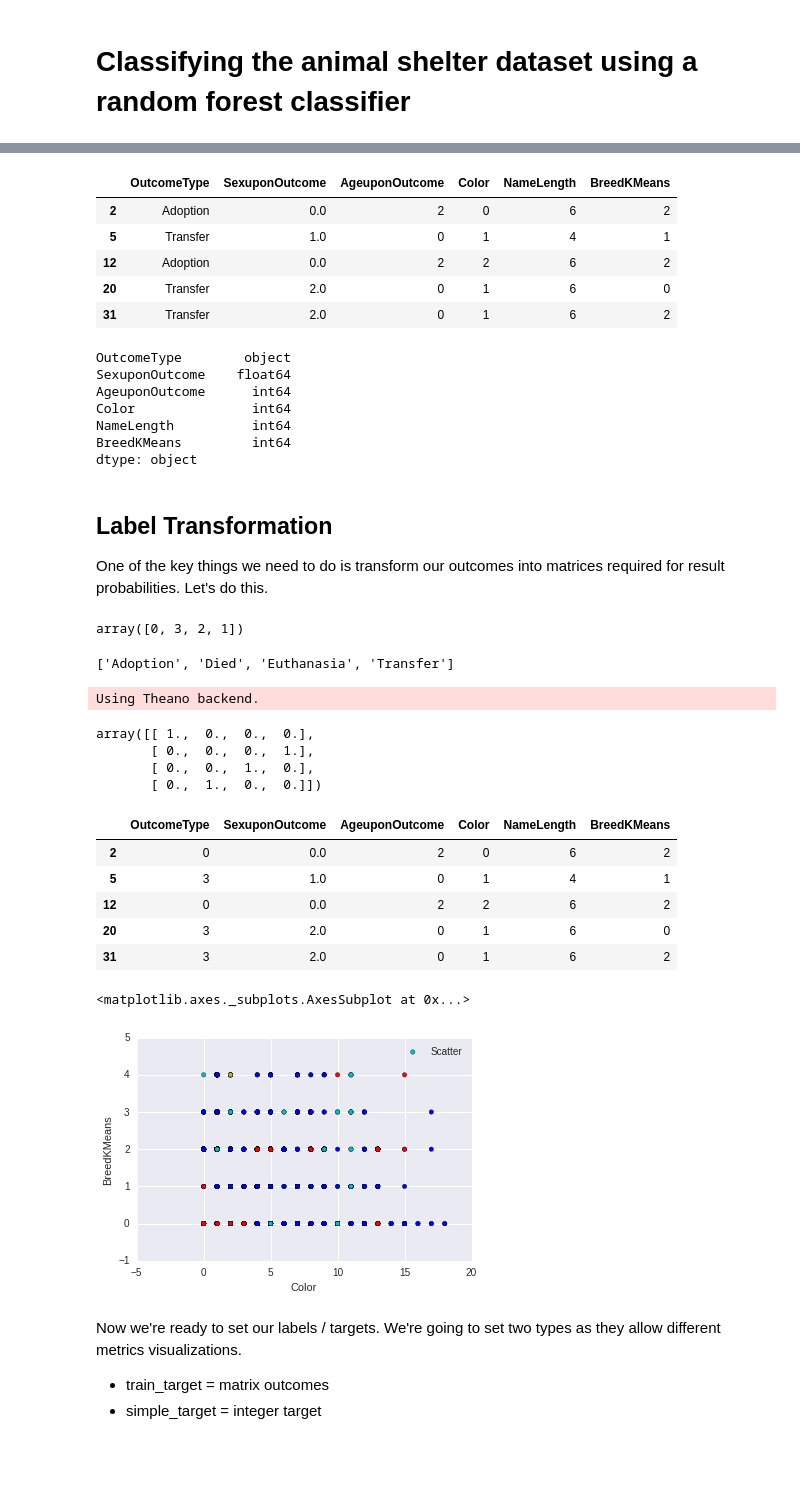
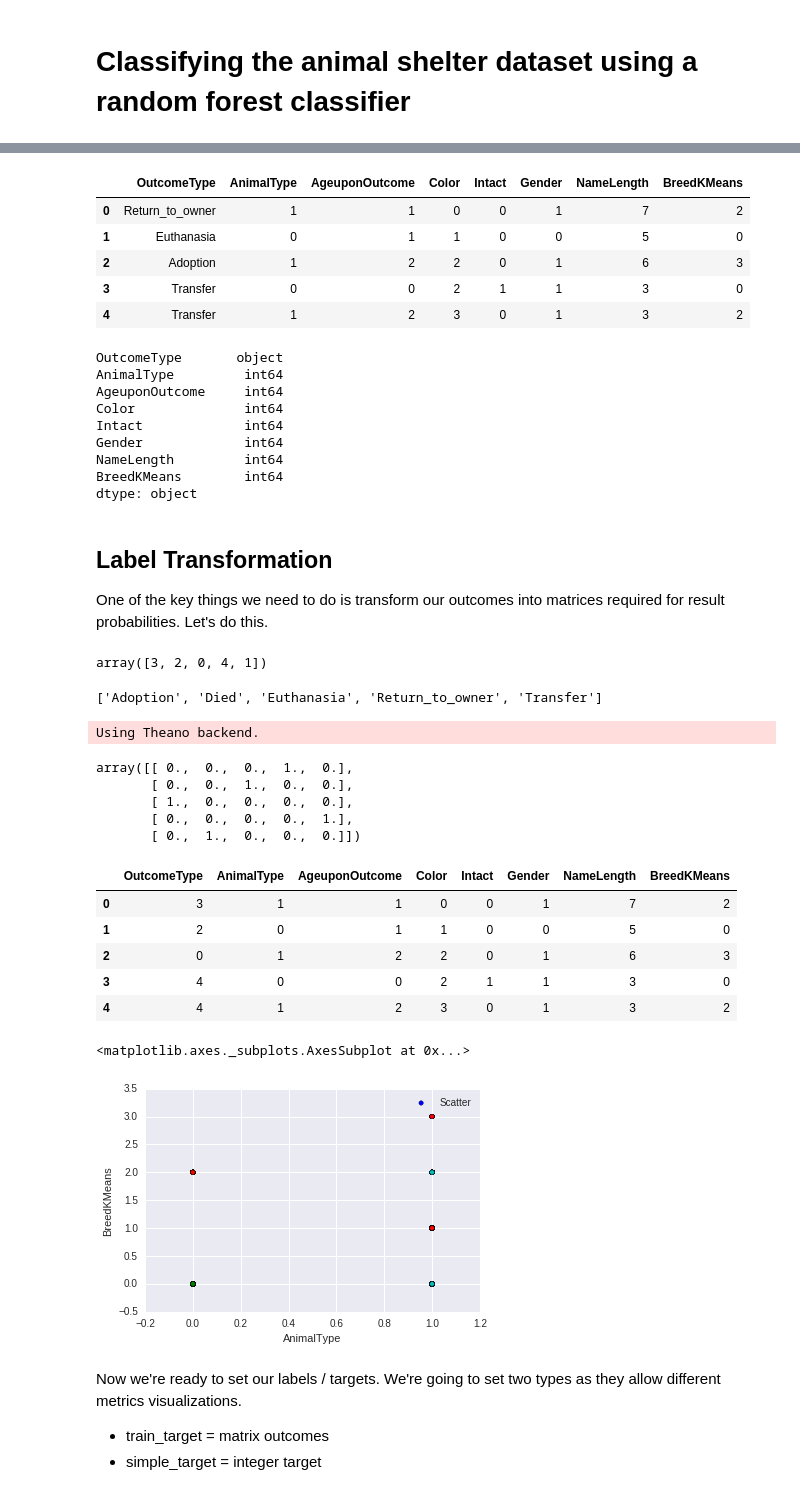
Before and after one commit to ToferC/python-machine-learning, a Jupyter notebook: ML101-2 Random Forest Classifier.ipynb, the cells around one changed output, grey strips where cells are left out. Drawn from its saved outputs; the diff is of its cells as text; code cells hidden in the pictures; blank space fills up the shorter version.

```diff
--- a/ML101-2 Random Forest Classifier.ipynb
+++ b/ML101-2 Random Forest Classifier.ipynb
@@ -38,7 +38,7 @@ data_dir = linux_data_dir
 # %%
 # Load our prepared dataset and reference data
 
-X = pd.read_csv(os.path.join(data_dir, "prepared_dogs_df.csv"),index_col=0)
+X = pd.read_csv(os.path.join(data_dir, "prepared_animals_df.csv"),index_col=0)
 # %%
 # Check our data
 
@@ -52,21 +52,23 @@ Index(['OutcomeType', 'SexuponOutcome', 'AgeuponOutcome', 'Color',
 
 X.head()
 # %% [output]
-|  | OutcomeType | SexuponOutcome | AgeuponOutcome | Color | NameLength | BreedKMeans |
-| 2 | Adoption | 0.0 | 2 | 0 | 6 | 2 |
-| 5 | Transfer | 1.0 | 0 | 1 | 4 | 1 |
-| 12 | Adoption | 0.0 | 2 | 2 | 6 | 2 |
-| 20 | Transfer | 2.0 | 0 | 1 | 6 | 0 |
-| 31 | Transfer | 2.0 | 0 | 1 | 6 | 2 |
+|  | OutcomeType | AnimalType | AgeuponOutcome | Color | Intact | Gender | NameLength | BreedKMeans |
+| 0 | Return_to_owner | 1 | 1 | 0 | 0 | 1 | 7 | 2 |
+| 1 | Euthanasia | 0 | 1 | 1 | 0 | 0 | 5 | 0 |
+| 2 | Adoption | 1 | 2 | 2 | 0 | 1 | 6 | 3 |
+| 3 | Transfer | 0 | 0 | 2 | 1 | 1 | 3 | 0 |
+| 4 | Transfer | 1 | 2 | 3 | 0 | 1 | 3 | 2 |
 # %%
 X.dtypes
 # %% [output]
-OutcomeType        object
-SexuponOutcome    float64
-AgeuponOutcome      int64
-Color               int64
-NameLength          int64
-BreedKMeans         int64
+OutcomeType       object
+AnimalType         int64
+AgeuponOutcome     int64
+Color              int64
+Intact             int64
+Gender             int64
+NameLength         int64
+BreedKMeans        int64
 dtype: object
 # %% [markdown]
 ## Label Transformation
@@ -85,12 +87,12 @@ encoder.fit(outcomes)
 encoded_y = encoder.transform(outcomes)
 encoded_y
 # %% [output]
-array([0, 3, 2, 1])
+array([3, 2, 0, 4, 1])
 # %%
 #We can also inverse_transform them back.
-list(encoder.inverse_transform([0, 1, 2, 3]))
+list(encoder.inverse_transform([0, 1, 2, 3, 4]))
 # %% [output]
-['Adoption', 'Died', 'Euthanasia', 'Transfer']
+['Adoption', 'Died', 'Euthanasia', 'Return_to_owner', 'Transfer']
 # %%
 #We still need to transform the array into a matrix - this is called one hot encoding. It allows us to track the probability of each possible outcome separately.
 # convert integers into dummy variables (one hot encoding)
@@ -102,10 +104,11 @@ dummy_y = np_utils.to_categorical(encoded_y)
 dummy_y
 # %% [output]
 Using Theano backend.
-array([[ 1.,  0.,  0.,  0.],
-       [ 0.,  0.,  0.,  1.],
-       [ 0.,  0.,  1.,  0.],
-       [ 0.,  1.,  0.,  0.]])
+array([[ 0.,  0.,  0.,  1.,  0.],
+       [ 0.,  0.,  1.,  0.,  0.],
+       [ 1.,  0.,  0.,  0.,  0.],
+       [ 0.,  0.,  0.,  0.,  1.],
+       [ 0.,  1.,  0.,  0.,  0.]])
 # %%
 #We'll transform the labels into their array value, though.
 X.OutcomeType = encoder.transform(X.OutcomeType)
@@ -114,20 +117,20 @@ X.OutcomeType = encoder.transform(X.OutcomeType)
 
 X.head()
 # %% [output]
-|  | OutcomeType | SexuponOutcome | AgeuponOutcome | Color | NameLength | BreedKMeans |
-| 2 | 0 | 0.0 | 2 | 0 | 6 | 2 |
-| 5 | 3 | 1.0 | 0 | 1 | 4 | 1 |
-| 12 | 0 | 0.0 | 2 | 2 | 6 | 2 |
-| 20 | 3 | 2.0 | 0 | 1 | 6 | 0 |
-| 31 | 3 | 2.0 | 0 | 1 | 6 | 2 |
+|  | OutcomeType | AnimalType | AgeuponOutcome | Color | Intact | Gender | NameLength | BreedKMeans |
+| 0 | 3 | 1 | 1 | 0 | 0 | 1 | 7 | 2 |
+| 1 | 2 | 0 | 1 | 1 | 0 | 0 | 5 | 0 |
+| 2 | 0 | 1 | 2 | 2 | 0 | 1 | 6 | 3 |
+| 3 | 4 | 0 | 0 | 2 | 1 | 1 | 3 | 0 |
+| 4 | 4 | 1 | 2 | 3 | 0 | 1 | 3 | 2 |
 # %%
-c = {0:'c',1:'y',2:'r', 3:'b'}
+c = {0:'c',1:'y',2:'r', 3:'b', 4:'g'}
 cmap = X.OutcomeType.map ( c )
 # %%
-X.plot.scatter(x='Color', y='BreedKMeans', c=cmap, label='Scatter', legend=True)
+X.plot.scatter(x='AnimalType', y='BreedKMeans', c=cmap, label='Scatter', legend=True)
 # %% [output]
 <matplotlib.axes._subplots.AxesSubplot at 0x...>
-[figure, old version]
+[figure, new version]
 # %% [markdown]
 Now we're ready to set our labels / targets.  We're going to set two types as they allow different metrics visualizations.
 
```
Also changed, not shown: parts of 22 cells of this notebook.
